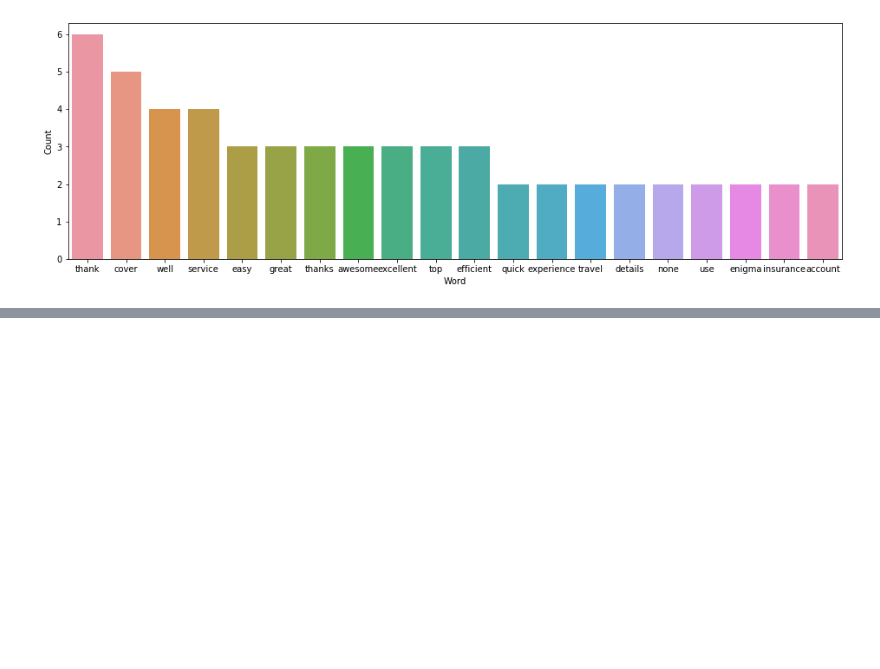
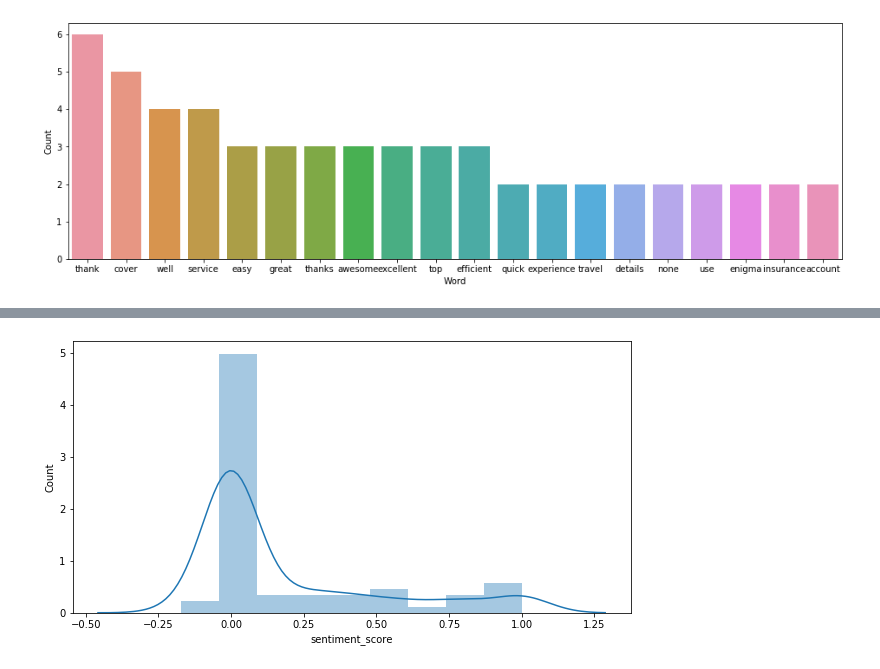
Before and after one commit to ThePhiri/ProjectAkili, a Jupyter notebook: data_exploration.ipynb, the cells around one changed output, grey strips where cells are left out. Cells and saved outputs as stored; diff of their text form; code cells hidden in the pictures; blank space fills up the shorter version.

Commit message:
added sentiment and graph output

```diff
--- a/data_exploration.ipynb
+++ b/data_exploration.ipynb
@@ -103,4 +103,5 @@ wordcloud.to_file('data/images/' + filename + '.png')
 # %%
 #remove stop words
 stop_words = set(stopwords.words('english'))
-filtered_comments = tokenized_comment.apply(lambda x: [word for word in x if word not in stop_words and word.isalnum()])
+comments_df['filtered_comments'] = comments_df['tokenized'].apply(lambda x: [word for word in x if word not in stop_words and word.isalnum()])
+comments_df['filtered_comments'].head()
@@ -122,0 +133,9 @@ fig.savefig('data/images/' + filename + '.png')
+# %%
+#sentiment function
+def senti(x):
+    return TextBlob(x).sentiment.polarity
+# %%
+comments_df['filtered_comments'] = comments_df['filtered_comments'].apply(' '.join)
+# %%
+comments_df['sentiment_score'] = comments_df['filtered_comments'].apply(senti)
+comments_df[['sentiment_score','comments']]
@@ -122,0 +156,10 @@ fig.savefig('data/images/' + filename + '.png')
+# %%
+plt.figure(figsize=(10,5))
+ax = sns.distplot(comments_df['sentiment_score'])
+ax.set(ylabel = 'Count')
+plt.show()
+filename = "dist_plot_sentiment_%s.xlsm" % (datetime.datetime.now().strftime('%Y%m%d%H%M'))
+fig = ax.get_figure()
+fig.savefig('data/images/' + filename + '.png')
+# %% [output]
+[figure, added]
```
Also changed, not shown: parts of 6 cells of this notebook.
